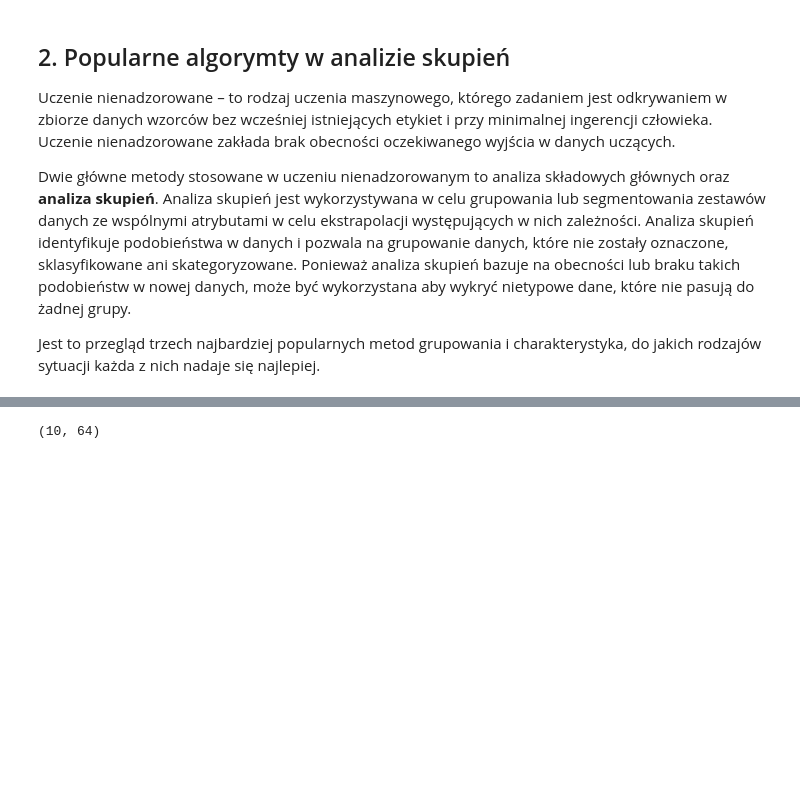
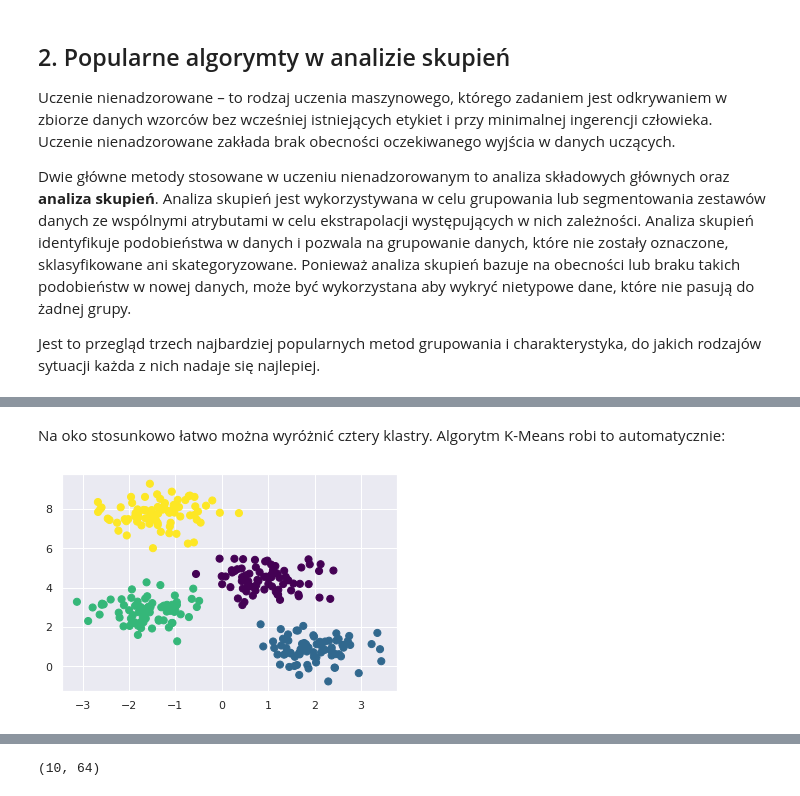
Before and after one commit to mikiisz/ml-tutorial6, a Jupyter notebook: ml_tutorial6.ipynb, the cells around one changed output, grey strips where cells are left out. Cells and saved outputs as stored; diff of their text form; code cells hidden in the pictures; blank space fills up the shorter version.

Commit message:
KMeans explanation

```diff
--- a/ml_tutorial6.ipynb
+++ b/ml_tutorial6.ipynb
@@ -39,0 +50,13 @@ Jest to przegląd trzech najbardziej popularnych metod grupowania i charakteryst
+# %% [markdown]
+Na oko stosunkowo łatwo można wyróżnić cztery klastry. Algorytm K-Means robi to automatycznie:
+# %%
+from sklearn.cluster import KMeans
+
+kmeans_dots = KMeans(n_clusters=4)
+kmeans_dots.fit(X)
+y_kmeans = kmeans_dots.predict(X)
+
+plt.scatter(X[:, 0], X[:, 1], c=y_kmeans, s=50, cmap='viridis')
+centers = kmeans.cluster_centers_
+# %% [output]
+[figure, added]
```
Also changed, not shown: parts of 8 cells of this notebook.
